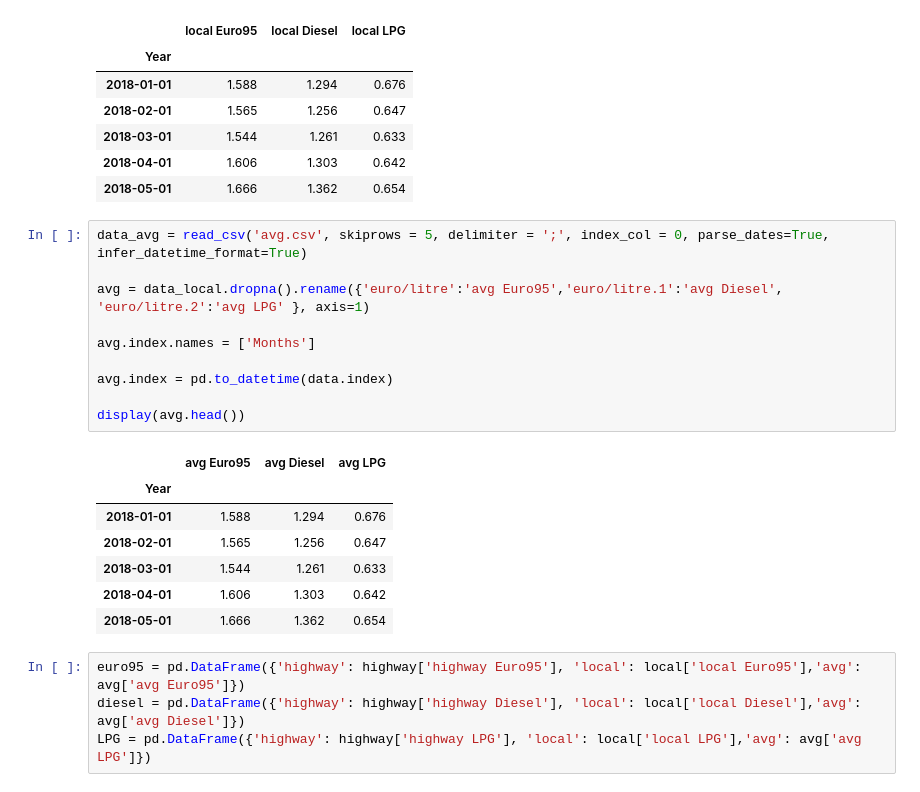
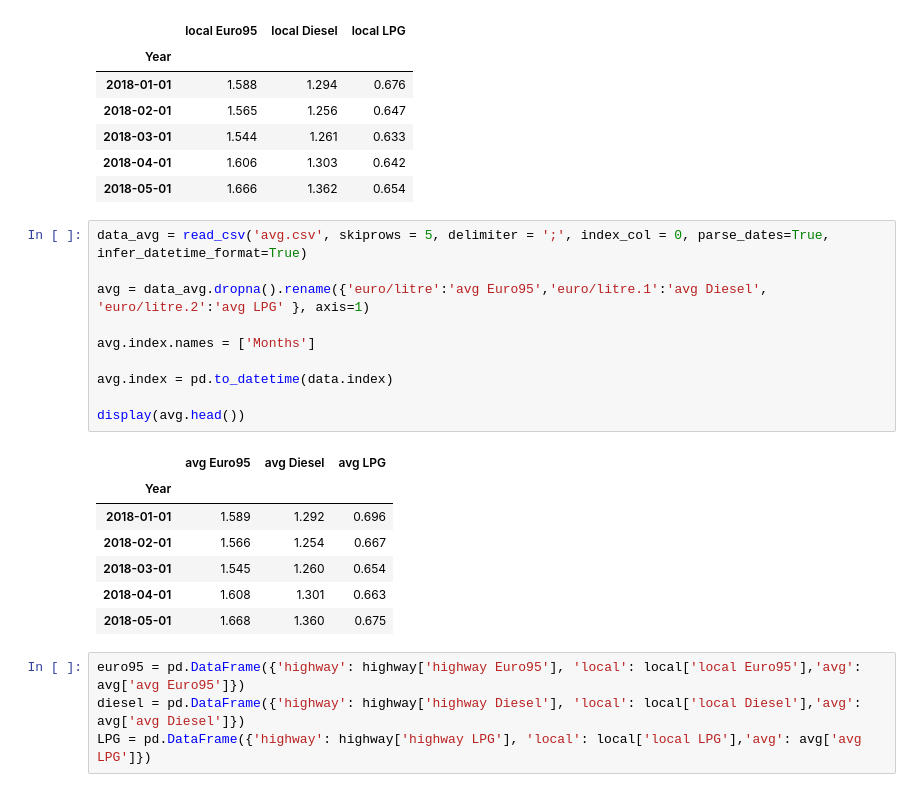
Before and after one commit to asquu/TIL6022-Project-Group-35, a Jupyter notebook: project_final.ipynb, the cells around one changed output. Saved outputs shown, nothing was run; the diff lists cells and outputs as text.

```diff
--- a/project_final.ipynb
+++ b/project_final.ipynb
@@ -341,21 +336,21 @@ display(local.head())
 # %%
 data_avg = read_csv('avg.csv', skiprows = 5, delimiter = ';', index_col = 0, parse_dates=True, infer_datetime_format=True)
 
-avg = data_local.dropna().rename({'euro/litre':'avg Euro95','euro/litre.1':'avg Diesel', 'euro/litre.2':'avg LPG' }, axis=1)
+avg = data_avg.dropna().rename({'euro/litre':'avg Euro95','euro/litre.1':'avg Diesel', 'euro/litre.2':'avg LPG' }, axis=1)
 
 avg.index.names = ['Months']
 
 avg.index = pd.to_datetime(data.index)
 
 display(avg.head())
 # %% [output]
 |  | avg Euro95 | avg Diesel | avg LPG |
 | Year |  |  |  |
-| 2018-01-01 | 1.588 | 1.294 | 0.676 |
-| 2018-02-01 | 1.565 | 1.256 | 0.647 |
-| 2018-03-01 | 1.544 | 1.261 | 0.633 |
-| 2018-04-01 | 1.606 | 1.303 | 0.642 |
-| 2018-05-01 | 1.666 | 1.362 | 0.654 |
+| 2018-01-01 | 1.589 | 1.292 | 0.696 |
+| 2018-02-01 | 1.566 | 1.254 | 0.667 |
+| 2018-03-01 | 1.545 | 1.260 | 0.654 |
+| 2018-04-01 | 1.608 | 1.301 | 0.663 |
+| 2018-05-01 | 1.668 | 1.360 | 0.675 |
 # %%
 euro95 = pd.DataFrame({'highway': highway['highway Euro95'], 'local': local['local Euro95'],'avg': avg['avg Euro95']})
 diesel = pd.DataFrame({'highway': highway['highway Diesel'], 'local': local['local Diesel'],'avg': avg['avg Diesel']})
```
Also changed, not shown: parts of 8 cells of this notebook.
